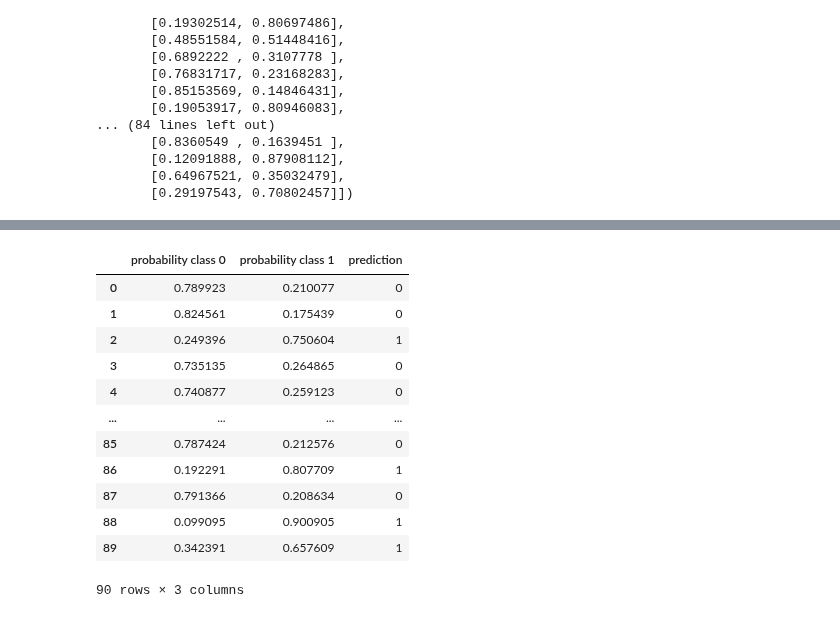
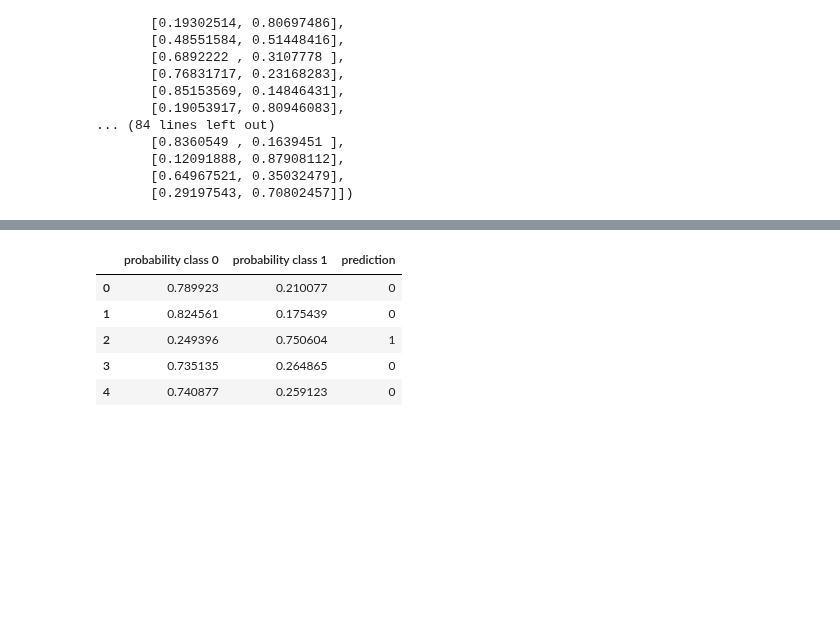
Before and after one commit to SCGlass/Machine-learning, a Jupyter notebook: Labb/model.ipynb, the cells around one changed output, grey strips where cells are left out. Saved outputs shown, nothing was run; the diff lists cells and outputs as text; code cells hidden in the pictures; blank space fills up the shorter version.

```diff
--- a/Labb/model.ipynb
+++ b/Labb/model.ipynb
@@ -46,4 +47,4 @@ y.value_counts()
 1    37
 Name: cardio, dtype: int64
 # %%
-pred = model.predict(X)
+y_pred = model.predict(X)
@@ -83,6 +84,6 @@ array([[0.78992331, 0.21007669],
 # %%
 data = {"probability class 0" : proba_class_0,
         "probability class 1" : proba_class_1,
-        "prediction" : pred}
+        "prediction" : y_pred}
 
 df_predictions = pd.DataFrame(data)
@@ -89,16 +106,9 @@ df_predictions = pd.DataFrame(data)
 # %%
-df_predictions.head(90)
+df_predictions.head()
 # %% [output]
 |  | probability class 0 | probability class 1 | prediction |
 | 0 | 0.789923 | 0.210077 | 0 |
 | 1 | 0.824561 | 0.175439 | 0 |
 | 2 | 0.249396 | 0.750604 | 1 |
 | 3 | 0.735135 | 0.264865 | 0 |
 | 4 | 0.740877 | 0.259123 | 0 |
-| ... | ... | ... | ... |
-| 85 | 0.787424 | 0.212576 | 0 |
-| 86 | 0.192291 | 0.807709 | 1 |
-| 87 | 0.791366 | 0.208634 | 0 |
-| 88 | 0.099095 | 0.900905 | 1 |
-| 89 | 0.342391 | 0.657609 | 1 |
-90 rows × 3 columns
```
Also changed, not shown: parts of 4 cells of this notebook.
